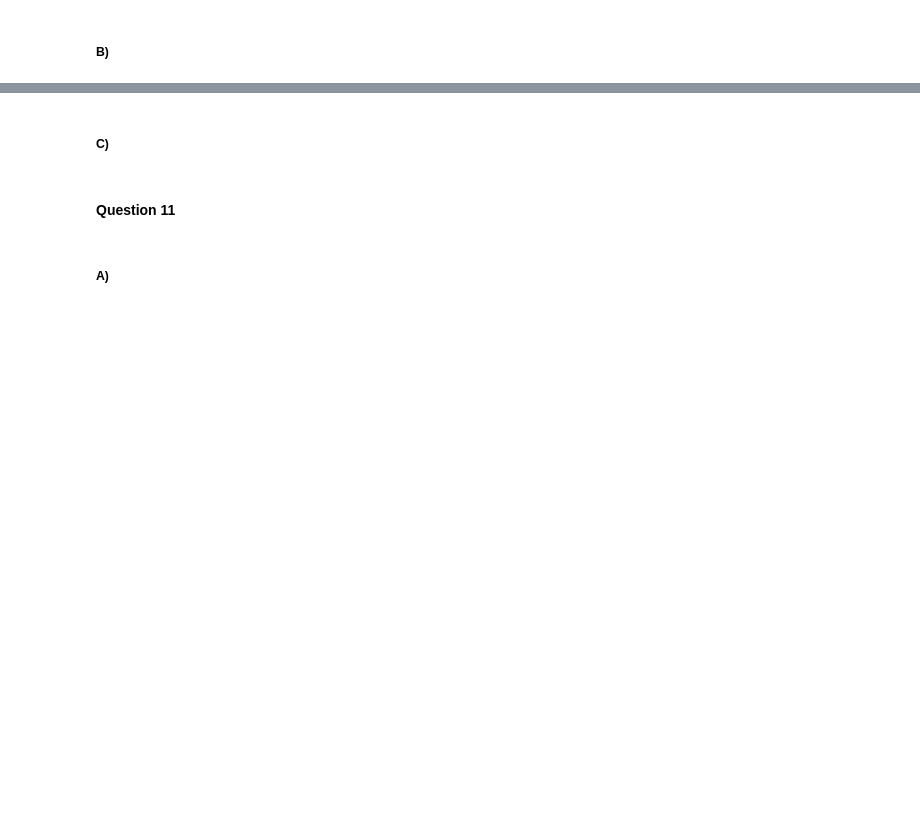
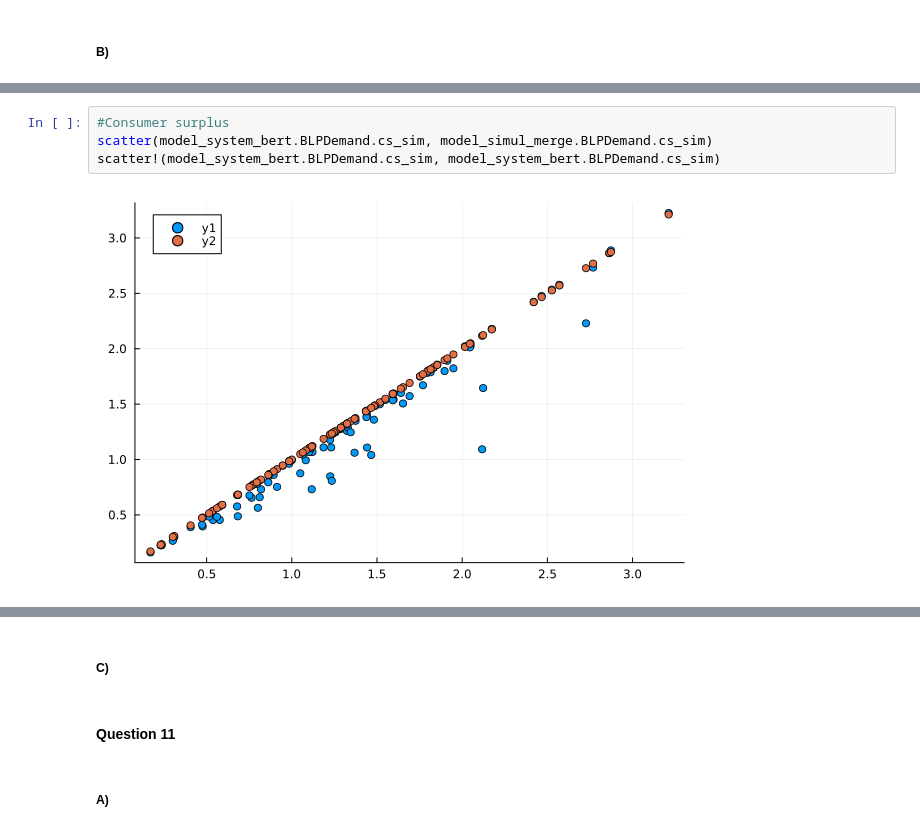
Before and after one commit to Erick-0M/problem-set-io, a Jupyter notebook: code/scripts/pset_io.ipynb, the cells around one changed output, grey strips where cells are left out. Saved outputs shown, nothing was run; the diff lists cells and outputs as text; blank space fills up the shorter version.

```diff
--- a/code/scripts/pset_io.ipynb
+++ b/code/scripts/pset_io.ipynb
@@ -1090,0 +1079,6 @@ model_system_coll.params
+# %%
+#Consumer surplus
+scatter(model_system_bert.BLPDemand.cs_sim, model_simul_merge.BLPDemand.cs_sim)
+scatter!(model_system_bert.BLPDemand.cs_sim, model_system_bert.BLPDemand.cs_sim)
+# %% [output]
+[figure, added]
```
Also changed, not shown: parts of 40 cells of this notebook, 19 other files.
